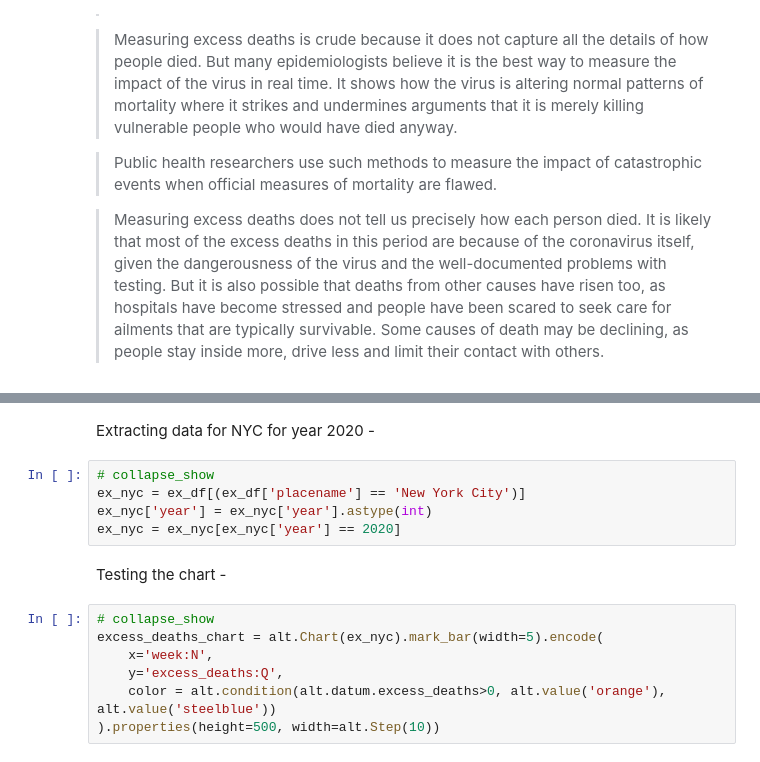
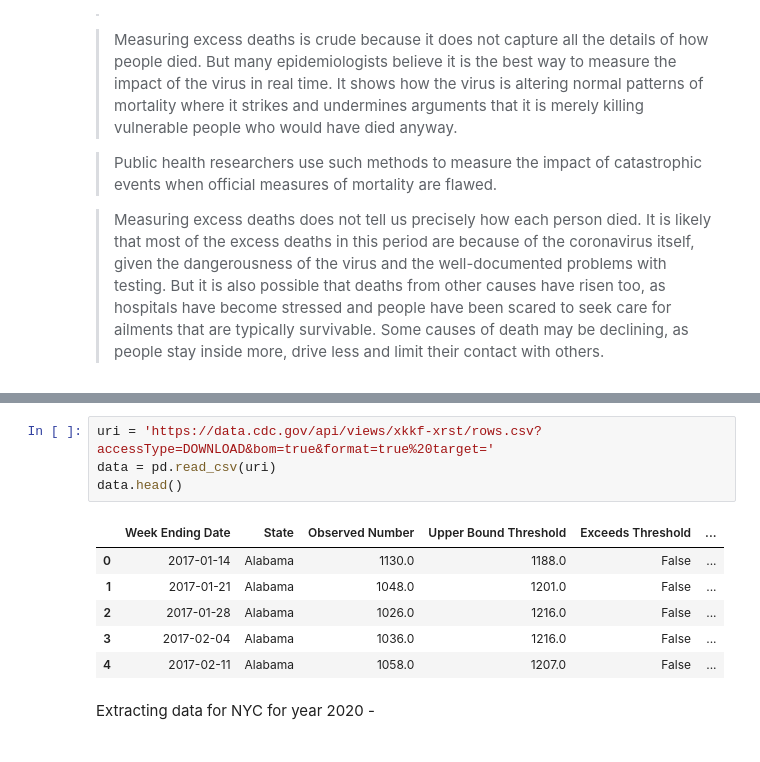
Before and after one commit to armsp/covidviz, a Jupyter notebook: _notebooks/2020-06-04-Above Below Normal.ipynb, the cells around one changed output, grey strips where cells are left out. Saved outputs shown, nothing was run; the diff lists cells and outputs as text.

Commit message:
updating the excess deaths post

```diff
--- a/_notebooks/2020-06-04-Above Below Normal.ipynb
+++ b/_notebooks/2020-06-04-Above Below Normal.ipynb
@@ -58,16 +49,13 @@ co_df = pd.read_csv(county_uri)
+# %%
+uri = 'https://data.cdc.gov/api/views/xkkf-xrst/rows.csv?accessType=DOWNLOAD&bom=true&format=true%20target='
+data = pd.read_csv(uri)
+data.head()
+# %% [output]
+|  | Week Ending Date | State | Observed Number | Upper Bound Threshold | Exceeds Threshold | ... |
+| 0 | 2017-01-14 | Alabama | 1130.0 | 1188.0 | False | ... |
+| 1 | 2017-01-21 | Alabama | 1048.0 | 1201.0 | False | ... |
+| 2 | 2017-01-28 | Alabama | 1026.0 | 1216.0 | False | ... |
+| 3 | 2017-02-04 | Alabama | 1036.0 | 1216.0 | False | ... |
+| 4 | 2017-02-11 | Alabama | 1058.0 | 1207.0 | False | ... |
 # %% [markdown]
 Extracting data for NYC for year 2020 -
-# %%
-# collapse_show
-ex_nyc = ex_df[(ex_df['placename'] == 'New York City')]
-ex_nyc['year'] = ex_nyc['year'].astype(int)
-ex_nyc = ex_nyc[ex_nyc['year'] == 2020]
-# %% [markdown]
-Testing the chart -
-# %%
-# collapse_show
-excess_deaths_chart = alt.Chart(ex_nyc).mark_bar(width=5).encode(
-    x='week:N',
-    y='excess_deaths:Q',
-    color = alt.condition(alt.datum.excess_deaths>0, alt.value('orange'), alt.value('steelblue'))
-).properties(height=500, width=alt.Step(10))
```
Also changed, not shown: parts of 35 cells of this notebook, 1 other file.
